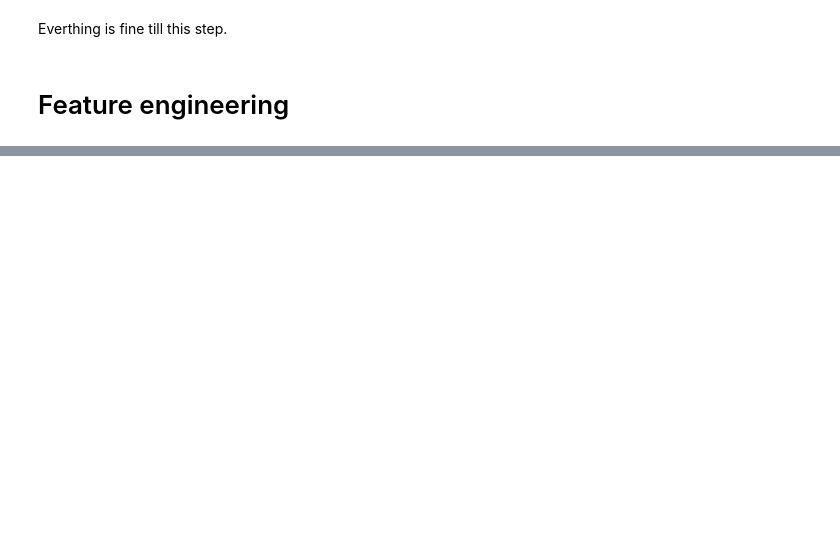
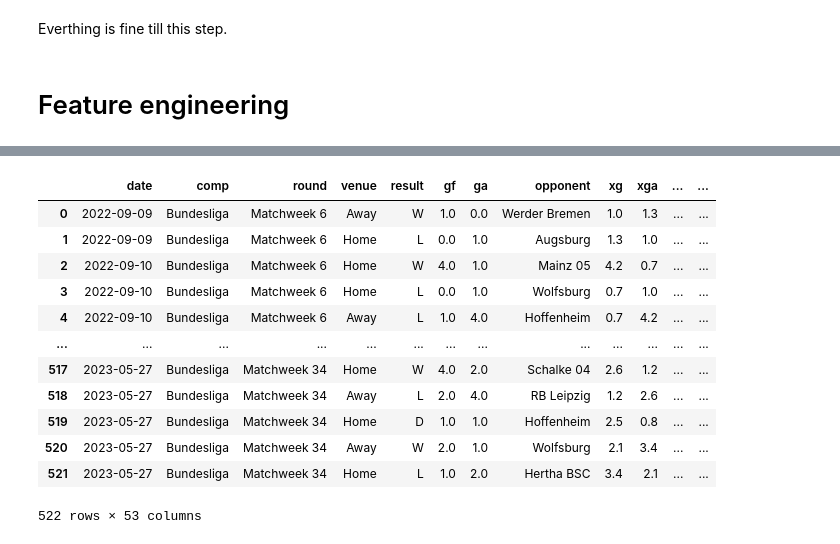
Before and after one commit to BinhHong/Prediction-football-outcome-in-Bundesliga, a Jupyter notebook: Data preparation.ipynb, the cells around one changed output, grey strips where cells are left out. Drawn from its saved outputs; the diff is of its cells as text; code cells hidden in the pictures; blank space fills up the shorter version.

```diff
--- a/Data preparation.ipynb
+++ b/Data preparation.ipynb
@@ -625,0 +778,19 @@ Everthing is fine till this step.
+# %%
+df_2022_rolling = df_2022_rolling.droplevel('team')
+df_2022_rolling.sort_values('date', inplace=True)
+df_2022_rolling.index = range(df_2022_rolling.shape[0])
+df_2022_rolling
+# %% [output]
+|  | date | comp | round | venue | result | gf | ga | opponent | xg | xga | ... | ... |
+| 0 | 2022-09-09 | Bundesliga | Matchweek 6 | Away | W | 1.0 | 0.0 | Werder Bremen | 1.0 | 1.3 | ... | ... |
+| 1 | 2022-09-09 | Bundesliga | Matchweek 6 | Home | L | 0.0 | 1.0 | Augsburg | 1.3 | 1.0 | ... | ... |
+| 2 | 2022-09-10 | Bundesliga | Matchweek 6 | Home | W | 4.0 | 1.0 | Mainz 05 | 4.2 | 0.7 | ... | ... |
+| 3 | 2022-09-10 | Bundesliga | Matchweek 6 | Home | L | 0.0 | 1.0 | Wolfsburg | 0.7 | 1.0 | ... | ... |
+| 4 | 2022-09-10 | Bundesliga | Matchweek 6 | Away | L | 1.0 | 4.0 | Hoffenheim | 0.7 | 4.2 | ... | ... |
+| ... | ... | ... | ... | ... | ... | ... | ... | ... | ... | ... | ... | ... |
+| 517 | 2023-05-27 | Bundesliga | Matchweek 34 | Home | W | 4.0 | 2.0 | Schalke 04 | 2.6 | 1.2 | ... | ... |
+| 518 | 2023-05-27 | Bundesliga | Matchweek 34 | Away | L | 2.0 | 4.0 | RB Leipzig | 1.2 | 2.6 | ... | ... |
+| 519 | 2023-05-27 | Bundesliga | Matchweek 34 | Home | D | 1.0 | 1.0 | Hoffenheim | 2.5 | 0.8 | ... | ... |
+| 520 | 2023-05-27 | Bundesliga | Matchweek 34 | Away | W | 2.0 | 1.0 | Wolfsburg | 2.1 | 3.4 | ... | ... |
+| 521 | 2023-05-27 | Bundesliga | Matchweek 34 | Home | L | 1.0 | 2.0 | Hertha BSC | 3.4 | 2.1 | ... | ... |
+522 rows × 53 columns
```
Also changed, not shown: parts of 54 cells of this notebook.
